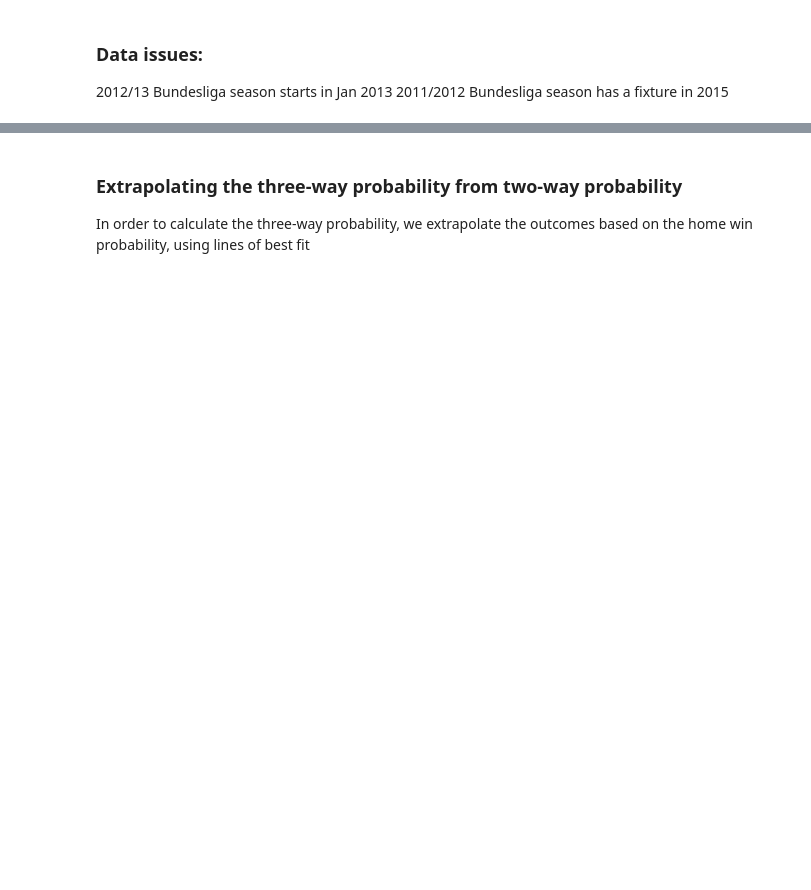
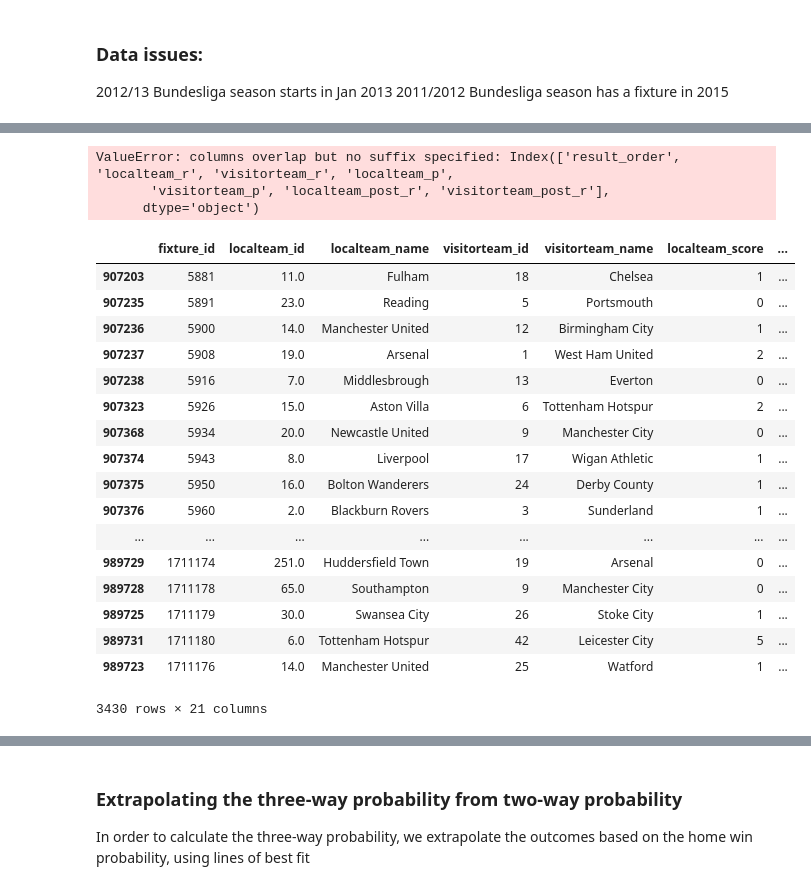
Before and after one commit to calestini/rating-systems, a Jupyter notebook: elo_test.ipynb, the cells around one changed output, grey strips where cells are left out. Saved outputs shown, nothing was run; the diff lists cells and outputs as text; code cells hidden in the pictures; blank space fills up the shorter version.

```diff
--- a/elo_test.ipynb
+++ b/elo_test.ipynb
@@ -39,0 +44,2 @@ fixtures_f = fixtures[(fixtures['league_name'] == 'Premier League') & (fixtures[
+# %%
+fixtures_new = pd.read_csv('soccer_data_new.csv')
@@ -58,2 +73,27 @@ Calculations completed in 80.976509 seconds==================] 100.0% ... Hooray
 # %%
-fixtures_f = fixtures_f.join(rating.ratings_fixtures)
+fixtures_f_new = fixtures_f_new.join(rating.ratings_fixtures)
+# %% [output]
+ValueError: columns overlap but no suffix specified: Index(['result_order', 'localteam_r', 'visitorteam_r', 'localteam_p',
+       'visitorteam_p', 'localteam_post_r', 'visitorteam_post_r'],
+      dtype='object')
+# %%
+fixtures_f_new
+# %% [output]
+|  | fixture_id | localteam_id | localteam_name | visitorteam_id | visitorteam_name | localteam_score | ... |
+| 907203 | 5881 | 11.0 | Fulham | 18 | Chelsea | 1 | ... |
+| 907235 | 5891 | 23.0 | Reading | 5 | Portsmouth | 0 | ... |
+| 907236 | 5900 | 14.0 | Manchester United | 12 | Birmingham City | 1 | ... |
+| 907237 | 5908 | 19.0 | Arsenal | 1 | West Ham United | 2 | ... |
+| 907238 | 5916 | 7.0 | Middlesbrough | 13 | Everton | 0 | ... |
+| 907323 | 5926 | 15.0 | Aston Villa | 6 | Tottenham Hotspur | 2 | ... |
+| 907368 | 5934 | 20.0 | Newcastle United | 9 | Manchester City | 0 | ... |
+| 907374 | 5943 | 8.0 | Liverpool | 17 | Wigan Athletic | 1 | ... |
+| 907375 | 5950 | 16.0 | Bolton Wanderers | 24 | Derby County | 1 | ... |
+| 907376 | 5960 | 2.0 | Blackburn Rovers | 3 | Sunderland | 1 | ... |
+| ... | ... | ... | ... | ... | ... | ... | ... |
+| 989729 | 1711174 | 251.0 | Huddersfield Town | 19 | Arsenal | 0 | ... |
+| 989728 | 1711178 | 65.0 | Southampton | 9 | Manchester City | 0 | ... |
+| 989725 | 1711179 | 30.0 | Swansea City | 26 | Stoke City | 1 | ... |
+| 989731 | 1711180 | 6.0 | Tottenham Hotspur | 42 | Leicester City | 5 | ... |
+| 989723 | 1711176 | 14.0 | Manchester United | 25 | Watford | 1 | ... |
+3430 rows × 21 columns
```
Also changed, not shown: parts of 31 cells of this notebook, 5 other files.
